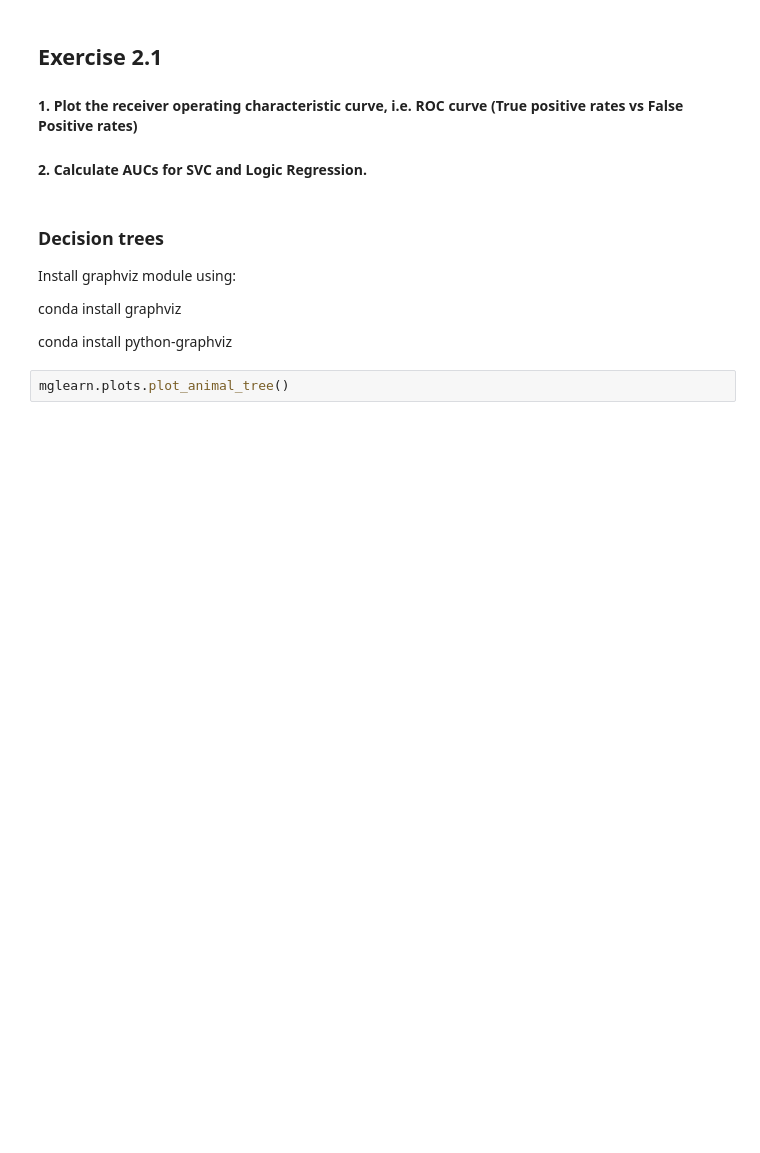
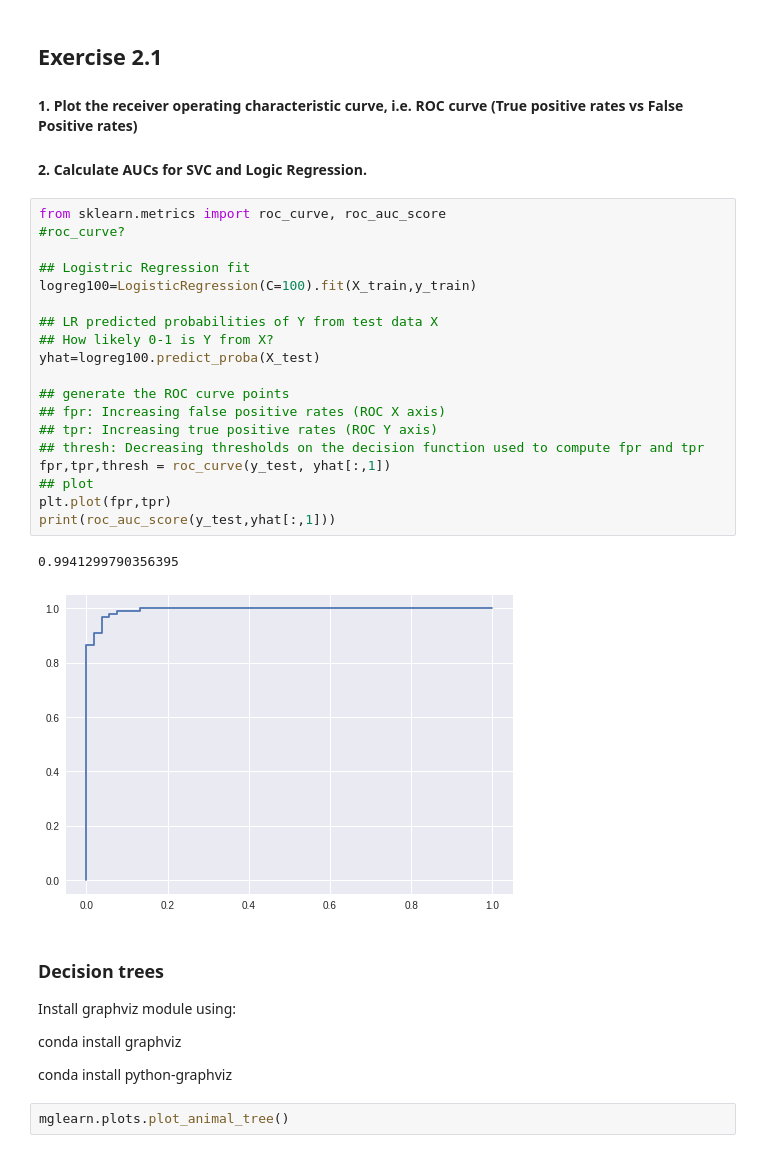
Before and after one commit to kordk/SysBioShortCourse, a Jupyter notebook: 02-supervised-learning.ipynb, the cells around one changed output. Cells and saved outputs as stored; diff of their text form; blank space fills up the shorter version.

```diff
--- a/02-supervised-learning.ipynb
+++ b/02-supervised-learning.ipynb
@@ -283,6 +283,28 @@ Test accuracy of l1 logreg with C=100.000: 0.98
 ## Exercise 2.1
 #### 1. Plot the receiver operating characteristic curve, i.e. ROC curve (True positive rates vs False Positive rates)
 #### 2. Calculate AUCs for SVC and Logic Regression.
+# %%
+from sklearn.metrics import roc_curve, roc_auc_score
+#roc_curve?
+
+## Logistric Regression fit
+logreg100=LogisticRegression(C=100).fit(X_train,y_train)
+
+## LR predicted probabilities of Y from test data X
+## How likely 0-1 is Y from X?
+yhat=logreg100.predict_proba(X_test)
+
+## generate the ROC curve points
+## fpr: Increasing false positive rates (ROC X axis)
+## tpr: Increasing true positive rates (ROC Y axis)
+## thresh: Decreasing thresholds on the decision function used to compute fpr and tpr
+fpr,tpr,thresh = roc_curve(y_test, yhat[:,1])
+## plot
+plt.plot(fpr,tpr)
+print(roc_auc_score(y_test,yhat[:,1]))
+# %% [output]
+0.9941299790356395
+[figure, added]
 # %% [markdown]
 ### Decision trees
 
```
Also changed, not shown: parts of 6 cells of this notebook.
